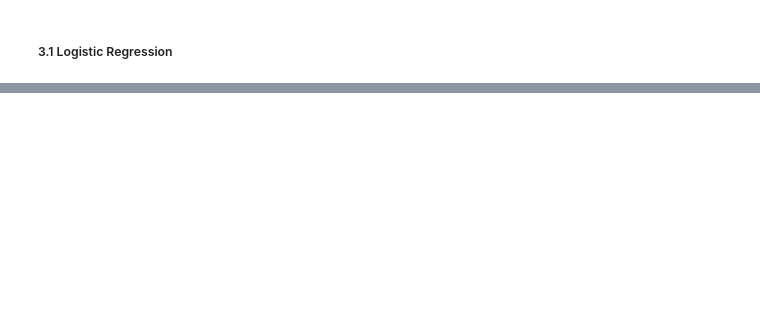
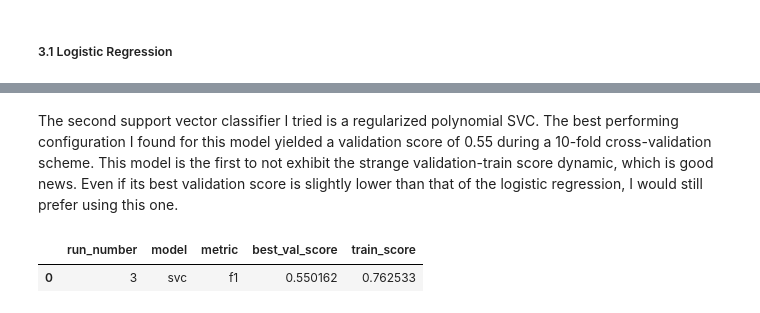
Before and after one commit to rossguthery/descartes-technical-test, a Jupyter notebook: main.ipynb, the cells around one changed output, grey strips where cells are left out. Cells and saved outputs as stored; diff of their text form; code cells hidden in the pictures; blank space fills up the shorter version.

```diff
--- a/main.ipynb
+++ b/main.ipynb
@@ -157,0 +179,22 @@ run_2.results
+# %% [markdown]
+The second support vector classifier I tried is a regularized polynomial SVC. The best performing configuration I found for this model yielded a validation score of 0.55 during a 10-fold cross-validation scheme. This model is the first to not exhibit the strange validation-train score dynamic, which is good news. Even if its best validation score is slightly lower than that of the logistic regression, I would still prefer using this one.
+# %%
+# Instantiate a Modeller object.
+run_3: Modeller = Modeller(
+    test=test_engineerer.data,
+    train=train_engineerer.data,
+    config_path="model_configs.yaml",
+    entry_point="run_number_3",
+)
+
+# Call the Modeller object and store the model's performance.
+run_3()
+df_all_runs = pd.concat(
+    [df_all_runs, run_3.results], axis=0, ignore_index=True
+)
+
+# Display the model's results.
+run_3.results
+# %% [output]
+|  | run_number | model | metric | best_val_score | train_score |
+| 0 | 3 | svc | f1 | 0.550162 | 0.762533 |
```
Also changed, not shown: parts of 29 cells of this notebook, 9 other files.
